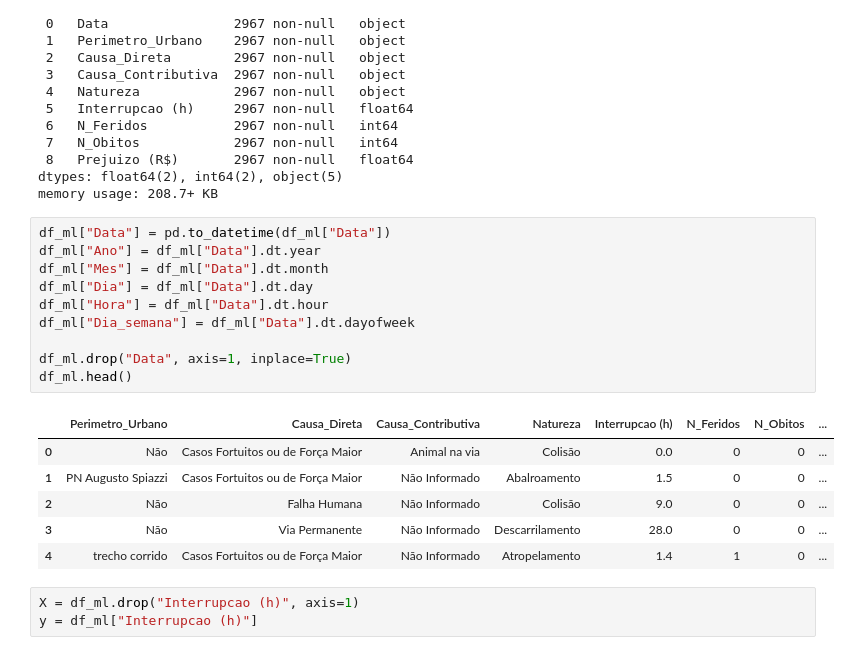
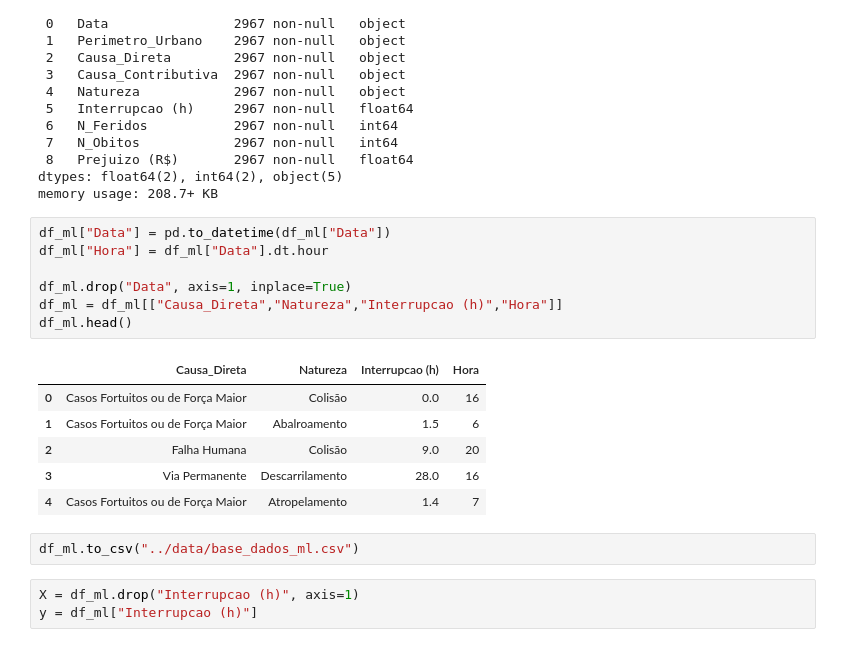
Before and after one commit to MMChallengeMM/Challenge-Chatbot, a Jupyter notebook: notebooks/Challenge.ipynb, the cells around one changed output. Drawn from its saved outputs; the diff is of its cells as text.

```diff
--- a/notebooks/Challenge.ipynb
+++ b/notebooks/Challenge.ipynb
@@ -423,21 +423,20 @@ dtypes: float64(2), int64(2), object(5)
 memory usage: 208.7+ KB
 # %%
 df_ml["Data"] = pd.to_datetime(df_ml["Data"])
-df_ml["Ano"] = df_ml["Data"].dt.year
-df_ml["Mes"] = df_ml["Data"].dt.month
-df_ml["Dia"] = df_ml["Data"].dt.day
 df_ml["Hora"] = df_ml["Data"].dt.hour
-df_ml["Dia_semana"] = df_ml["Data"].dt.dayofweek
 
 df_ml.drop("Data", axis=1, inplace=True)
+df_ml = df_ml[["Causa_Direta","Natureza","Interrupcao (h)","Hora"]]
 df_ml.head()
 # %% [output]
-|  | Perimetro_Urbano | Causa_Direta | Causa_Contributiva | Natureza | Interrupcao (h) | N_Feridos | N_Obitos | ... |
-| 0 | Não | Casos Fortuitos ou de Força Maior | Animal na via | Colisão | 0.0 | 0 | 0 | ... |
-| 1 | PN Augusto Spiazzi | Casos Fortuitos ou de Força Maior | Não Informado | Abalroamento | 1.5 | 0 | 0 | ... |
-| 2 | Não | Falha Humana | Não Informado | Colisão | 9.0 | 0 | 0 | ... |
-| 3 | Não | Via Permanente | Não Informado | Descarrilamento | 28.0 | 0 | 0 | ... |
-| 4 | trecho corrido | Casos Fortuitos ou de Força Maior | Não Informado | Atropelamento | 1.4 | 1 | 0 | ... |
+|  | Causa_Direta | Natureza | Interrupcao (h) | Hora |
+| 0 | Casos Fortuitos ou de Força Maior | Colisão | 0.0 | 16 |
+| 1 | Casos Fortuitos ou de Força Maior | Abalroamento | 1.5 | 6 |
+| 2 | Falha Humana | Colisão | 9.0 | 20 |
+| 3 | Via Permanente | Descarrilamento | 28.0 | 16 |
+| 4 | Casos Fortuitos ou de Força Maior | Atropelamento | 1.4 | 7 |
+# %%
+df_ml.to_csv("../data/base_dados_ml.csv")
 # %%
 X = df_ml.drop("Interrupcao (h)", axis=1)
 y = df_ml["Interrupcao (h)"]
```
Also changed, not shown: 2 other files.
